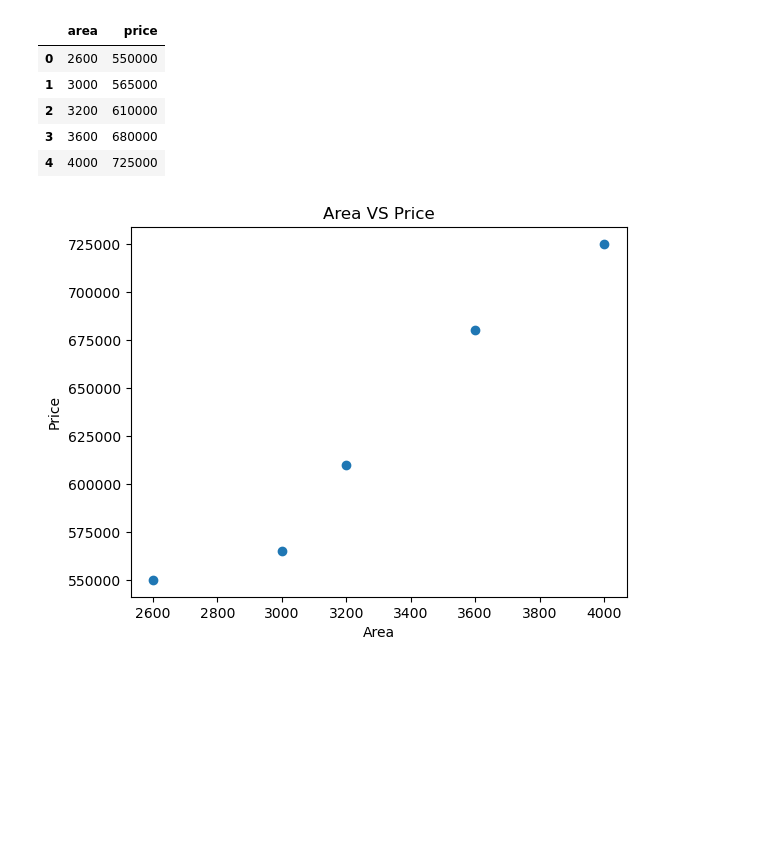
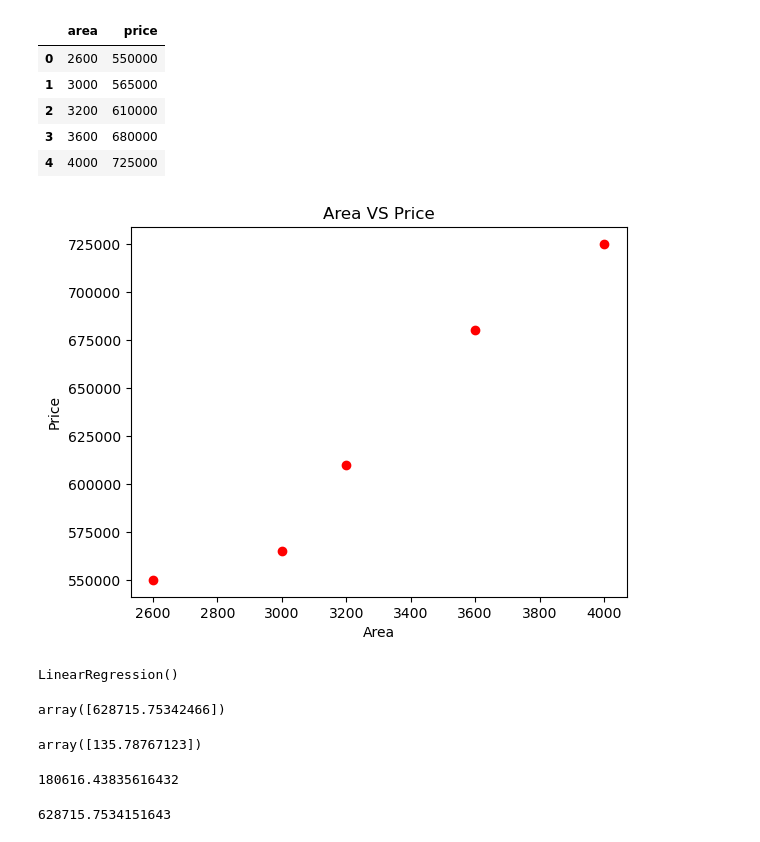
Before and after one commit to chaudhary-dotcom/Python-Beginning-, a Jupyter notebook: linear_regression2.ipynb, the cells around one changed output. Cells and saved outputs as stored; diff of their text form; code cells hidden in the pictures; blank space fills up the shorter version.

Commit message:
linear regression 2

```diff
--- a/linear_regression2.ipynb
+++ b/linear_regression2.ipynb
@@ -18,10 +18,32 @@ df
 | 4 | 4000 | 725000 |
 # %%
 %matplotlib inline
-plt.scatter(df.area, df.price)
+plt.scatter(df.area, df.price, color= 'red')
 plt.xlabel('Area')
 plt.ylabel('Price')
 plt.title('Area VS Price')
 plt.show()
 # %% [output]
-[figure, old version]
+[figure, new version]
+# %%
+reg = linear_model.LinearRegression()
+reg.fit(df[['area']], df.price)
+# %% [output]
+LinearRegression()
+# %%
+reg.predict([[3300]])
+# %% [output]
+array([628715.75342466])
+# %%
+reg.coef_
+# %% [output]
+array([135.78767123])
+# %%
+reg.intercept_
+# %% [output]
+180616.43835616432
+# %%
+# y = m*x+c (m=slope, x= area, c = intercept)
+135.78767123 * 3300 + 180616.43835616432
+# %% [output]
+628715.7534151643
```
